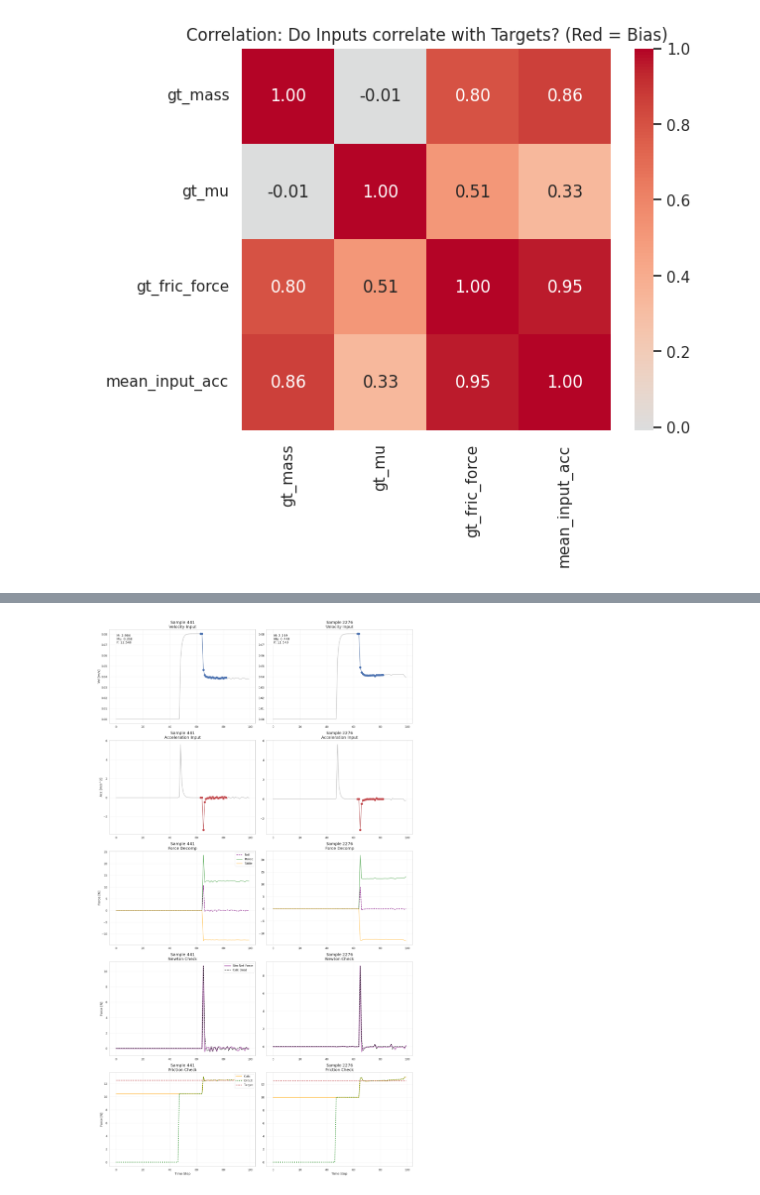
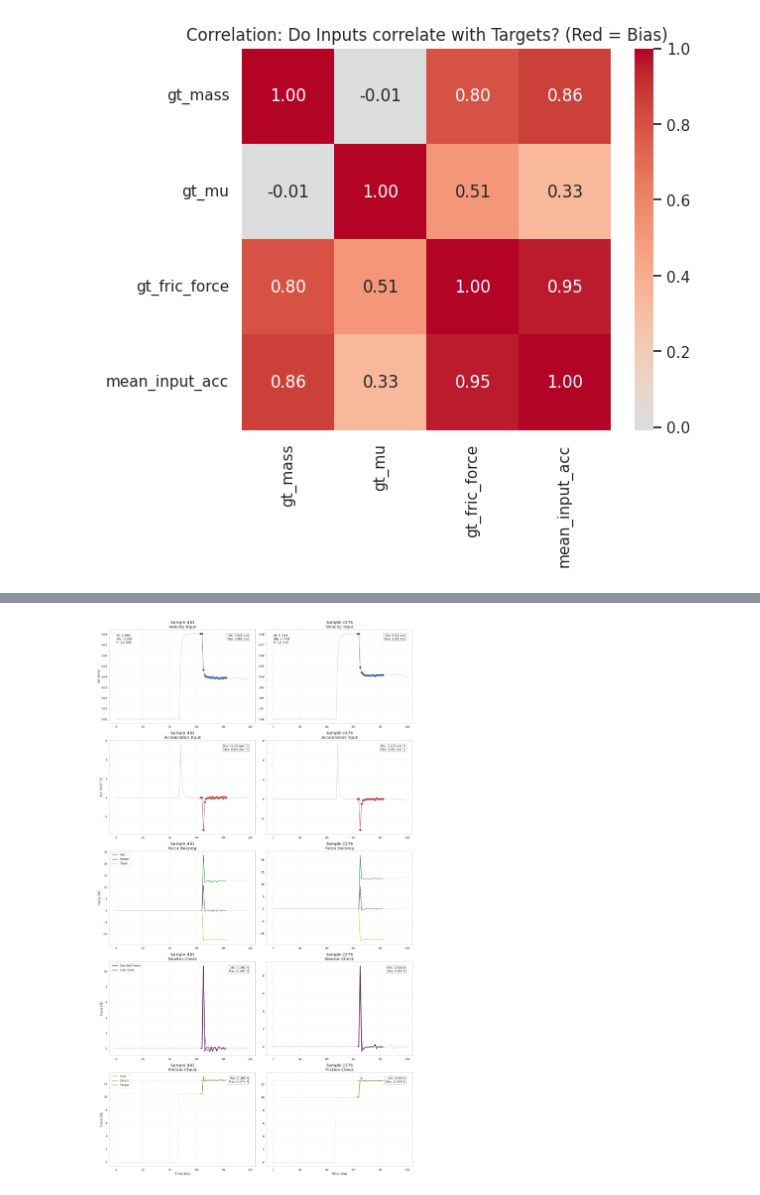
Before and after one commit to koyo-8144/offline_training_phypush, a Jupyter notebook: analyze_data.ipynb, the cells around one changed output, grey strips where cells are left out. Drawn from its saved outputs; the diff is of its cells as text; code cells hidden in the pictures.

```diff
--- a/analyze_data.ipynb
+++ b/analyze_data.ipynb
@@ -347,7 +374,7 @@ Exact Duplicate Environments (All 3 match): 0
 ✅ All environments have unique parameter combinations.
 # %%
 # ==========================================
-# 9. INSPECT DUPLICATE FRICTION FORCE ENVIRONMENTS (Grid View)
+# 9. INSPECT DUPLICATE FRICTION FORCE ENVIRONMENTS (Grid + Highlight + Min/Max)
 # ==========================================
 if 'df' in locals():
     # --- CONFIGURATION ---
@@ -379,6 +406,15 @@ if 'df' in locals():
     num_rows = 5
     # Width: 10 inches per column, Height: 7 inches per row (Total 35)
     fig, axes = plt.subplots(num_rows, num_cols, figsize=(10 * num_cols, 35), squeeze=False)
+
+    # --- HELPER TO ADD MIN/MAX TEXT ---
+    def add_min_max_text(ax, data, unit=""):
+        dmin, dmax = np.min(data), np.max(data)
+        stats_text = f"Min: {dmin:.3f} {unit}\nMax: {dmax:.3f} {unit}"
+        # Place at Top-Right
+        ax.text(0.95, 0.95, stats_text, transform=ax.transAxes,
+                horizontalalignment='right', verticalalignment='top', fontsize=12,
+                bbox=dict(boxstyle='round', facecolor='white', alpha=0.9, edgecolor='gray'))
 
     # 3. LOOP THROUGH INDICES (COLUMNS)
     for col_idx, sample_idx in enumerate(target_indices):
@@ -431,59 +467,92 @@ if 'df' in locals():
 
         # Row 0: Velocity
         ax = axes[0, col_idx]
-        ax.plot(raw_vel[:, AXIS_MOTION], color='gray', alpha=0.5, linewidth=2)
+        ax.plot(raw_vel[:, AXIS_MOTION], color='gray', alpha=0.3, linewidth=2)
         ax.plot(time_steps, input_vel, 'b-o', label='Input', markersize=9)
+
         ax.set_title(f"Sample {sample_idx}\nVelocity Input", fontsize=TITLE_SIZE)
         ax.tick_params(axis='both', which='major', labelsize=12)
+        add_min_max_text(ax, input_vel, "m/s") # Add Min/Max
         if col_idx == 0: ax.set_ylabel("Vel [m/s]", fontsize=FONT_SIZE)
         ax.grid(True, alpha=0.3)
 
         # Row 1: Acceleration
         ax = axes[1, col_idx]
-        ax.plot(raw_acc[:, AXIS_MOTION], color='gray', alpha=0.5, linewidth=2)
+        ax.plot(raw_acc[:, AXIS_MOTION], color='gray', alpha=0.3, linewidth=2)
         ax.plot(time_steps, input_acc, 'r-o', label='Input', markersize=9)
+
         ax.set_title(f"Sample {sample_idx}\nAcceleration Input", fontsize=TITLE_SIZE)
         ax.tick_params(axis='both', which='major', labelsize=12)
+        add_min_max_text(ax, input_acc, "m/s^2") # Add Min/Max
         if col_idx == 0: ax.set_ylabel("Acc [m/s^2]", fontsize=FONT_SIZE)
         ax.grid(True, alpha=0.3)
 
         # Row 2: Force Decomposition
         ax = axes[2, col_idx]
-        ax.plot(lhs_wrench[:, AXIS_MOTION], label='Net', color='purple', linestyle='--', linewidth=2)
-        ax.plot(robot_wrench[:, AXIS_MOTION], label='Robot', color='green', alpha=0.6, linewidth=2)
-        ax.plot(table_wrench[:, AXIS_MOTION], label='Table', color='orange', alpha=0.6, linewidth=2)
+        ax.plot(lhs_wrench[:, AXIS_MOTION], color='purple', linestyle='--', alpha=0.2)
+        ax.plot(robot_wrench[:, AXIS_MOTION], color='green', alpha=0.2)
+        ax.plot(table_wrench[:, AXIS_MOTION], color='orange', alpha=0.2)
+
+        # Highlighted Window
+        net_win = lhs_wrench[time_steps, AXIS_MOTION]
+        rob_win = robot_wrench[time_steps, AXIS_MOTION]
+        tab_win = table_wrench[time_steps, AXIS_MOTION]
+
+        ax.plot(time_steps, net_win, label='Net', color='purple', linestyle='--', linewidth=2)
+        ax.plot(time_steps, rob_win, label='Robot', color='green', alpha=0.8, linewidth=2)
+        ax.plot(time_steps, tab_win, label='Table', color='orange', alpha=0.8, linewidth=2)
+
         ax.set_title(f"Sample {sample_idx}\nForce Decomp", fontsize=TITLE_SIZE)
         ax.tick_params(axis='both', which='major', labelsize=12)
         if col_idx == 0:
             ax.set_ylabel("Force [N]", fontsize=FONT_SIZE)
-            ax.legend(loc='upper right', fontsize=LEGEND_SIZE)
+            ax.legend(loc='upper left', fontsize=LEGEND_SIZE) # Moved legend to Left to avoid overlap
         ax.grid(True, alpha=0.3)
 
         # Row 3: Newton Check
         ax = axes[3, col_idx]
-        ax.plot(net_force_sim, color='purple', linewidth=5, alpha=0.4, label='Sim Net Force')
-        ax.plot(net_force_calc, 'k--', label='Calc (ma)', linewidth=2)
+        ax.plot(net_force_sim, color='purple', linewidth=3, alpha=0.1)
+        ax.plot(net_force_calc, 'k--', linewidth=1.5, alpha=0.1)
+
+        # Highlighted
+        sim_win = net_force_sim[time_steps]
+        calc_win = net_force_calc[time_steps]
+
+        ax.plot(time_steps, sim_win, color='purple', linewidth=4, alpha=0.6, label='Sim Net Force')
+        ax.plot(time_steps, calc_win, 'k--', label='Calc (ma)', linewidth=2)
+
         ax.set_title(f"Sample {sample_idx}\nNewton Check", fontsize=TITLE_SIZE)
         ax.tick_params(axis='both', which='major', labelsize=12)
+        add_min_max_text(ax, sim_win, "N") # Add Min/Max for Sim Force
         if col_idx == 0:
             ax.set_ylabel("Force [N]", fontsize=FONT_SIZE)
-            ax.legend(loc='upper right', fontsize=LEGEND_SIZE) # <--- ADDED LEGEND HERE
+            ax.legend(loc='upper left', fontsize=LEGEND_SIZE)
         ax.grid(True, alpha=0.3)
 
         # Row 4: Friction Check
         ax = axes[4, col_idx]
-        ax.plot(fric_force_calc_profile, label='Calc', color='orange', linewidth=2)
-        ax.plot(fric_force_direct_profile, label='Direct', color='green', linestyle=':', linewidth=3)
-        ax.plot(fric_force_gt_line, 'r--', label='Target', linewidth=2)
+        ax.plot(fric_force_calc_profile, color='orange', alpha=0.2)
+        ax.plot(fric_force_direct_profile, color='green', linestyle=':', linewidth=2, alpha=0.2)
+        ax.plot(fric_force_gt_line, 'r--', linewidth=2, alpha=0.2)
+
+        # Highlighted
+        fric_calc_win = fric_force_calc_profile[time_steps]
+        fric_dir_win = fric_force_direct_profile[time_steps]
+
+        ax.plot(time_steps, fric_calc_win, label='Calc', color='orange', linewidth=2)
+        ax.plot(time_steps, fric_dir_win, label='Direct', color='green', linestyle=':', linewidth=3)
+        ax.plot(time_steps, fric_force_gt_line[time_steps], 'r--', label='Target', linewidth=2)
+
         ax.set_title(f"Sample {sample_idx}\nFriction Check", fontsize=TITLE_SIZE)
         ax.set_xlabel("Time Step", fontsize=FONT_SIZE)
         ax.tick_params(axis='both', which='major', labelsize=12)
+        add_min_max_text(ax, fric_calc_win, "N") # Add Min/Max for Calculated Friction
         if col_idx == 0:
             ax.set_ylabel("Force [N]", fontsize=FONT_SIZE)
-            ax.legend(loc='upper right', fontsize=LEGEND_SIZE)
+            ax.legend(loc='upper left', fontsize=LEGEND_SIZE)
         ax.grid(True, alpha=0.3)
 
-        # Add metadata text box
+        # Add metadata text box (Top Left)
         info_text = f"M: {row['gt_mass']:.3f}\nMu: {row['gt_mu']:.3f}\nF: {gt_fric_force_val:.3f}"
         axes[0, col_idx].text(0.05, 0.95, info_text, transform=axes[0, col_idx].transAxes,
                               verticalalignment='top', fontsize=14,
@@ -496,2 +565,2 @@ Found 2 environments with Force = 12.53954
 Indices being plotted: [441, 2276]
-[figure, old version]
+[figure, new version]
```
Also changed, not shown: parts of 5 cells of this notebook, 1 other file.
